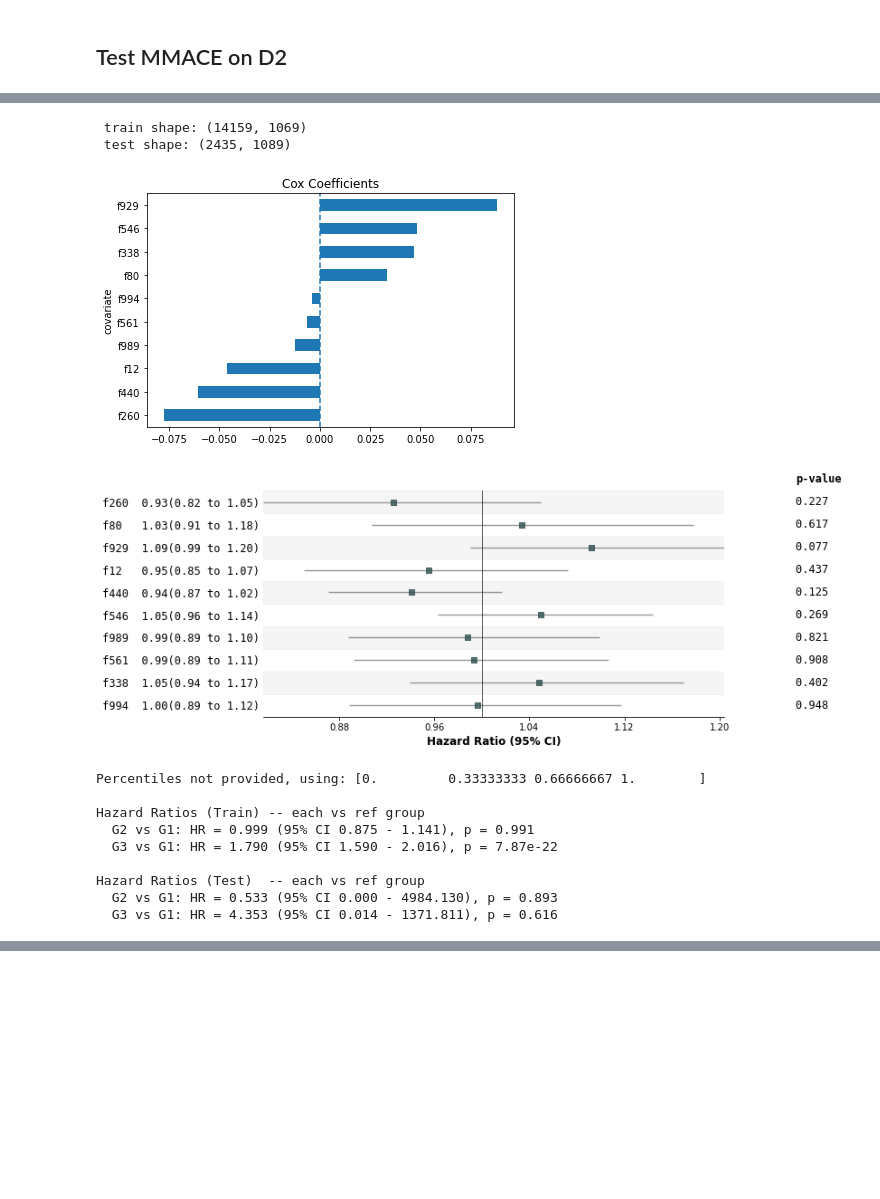
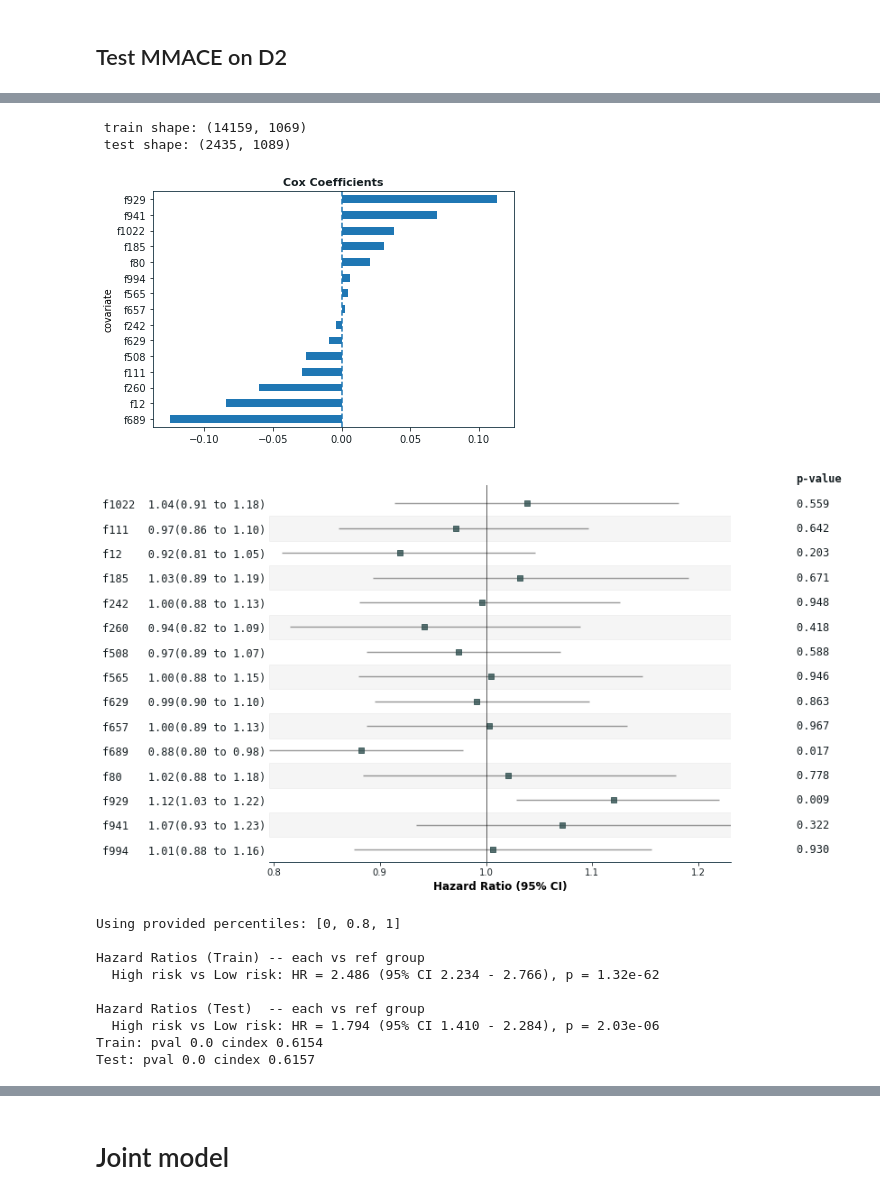
Before and after one commit to rdharini2001/CORI_dev, a Jupyter notebook: 101_CORI_analysis.ipynb, the cells around one changed output, grey strips where cells are left out. Saved outputs shown, nothing was run; the diff lists cells and outputs as text; code cells hidden in the pictures; blank space fills up the shorter version.

```diff
--- a/101_CORI_analysis.ipynb
+++ b/101_CORI_analysis.ipynb
@@ -179,0 +262,6 @@ def score_thresholds(values):
+# %%
+PROJECT_DIR = Path("/mnt/c/Users/ap4si/OneDrive - Emory/Data/Shared_data/people/Dharini_Raghavan/CORI/CORI_dev_code/") #Path.home() / "Documents" / "GitHub" / "CORI_dev"
+# SRC_DIR = PROJECT_DIR / "code/src"
+
+# if str(PROJECT_DIR) not in sys.path:
+#     sys.path.insert(0, str(PROJECT_DIR))
@@ -767,2 +826,13 @@ print(mmace_features)
 # %% [markdown]
 # Train model
+# %%
+from src2.train import train_cox_model
+
+# cori_features = ['f98', 'f260', 'f989', 'f728', 'f319', 'f80', 'f440', 'f735', 'f689', 'f119']
+# mmace_features = ['f319', 'f0', 'f54', 'f265', 'f248', 'f4', 'f742', 'f517', 'f380', 'f494']
+
+cori_features =  sorted(cori_tuned_model.feature_columns)
+mmace_features =  sorted(mmace_tuned_model.feature_columns)
+
+print(cori_features)
+print(mmace_features)
@@ -864,26 +1177,58 @@ Hazard Ratios (Test)  -- each vs ref group
 # %%
+col_list = mmace_features
 
-outputs = train_cox_model(train_df = meanpool["D3_mmace"],
-    test_df = meanpool["D2_mmace"],
-    selected_features =  mmace_features,
+temp_train_df = main_cohort_dict["D3_mmace"].copy().dropna(subset=col_list)
+temp_test_df = main_cohort_dict["D2_mmace"].copy().dropna(subset=col_list)
+
+outputs = train_cox_model(
+    temp_train_df,
+    temp_test_df,
+    selected_features=col_list,
     time_col= time_col,
     event_col= event_col,
     organ_name="organ",
-    save_dir=None,
-    plot_km=True,
-    plot_groups=[3],
-    verbose=True)
+    verbose=True,
+    plot_groups=[2],
+    percentiles=[0, 0.8, 1],
+    penalizer = 0.01
+)
+# plt.savefig(FIGURE_DIR + "kmcurve_snap.svg", dpi=300, bbox_inches="tight")
+
+temp_train_df['MMACE_risk_score'] = outputs["train_df"]['risk_score']
+temp_test_df['MMACE_risk_score'] = outputs["test_df"]['risk_score']
+
+
+results = outputs["results"]
+
+train_median_risk = temp_train_df['MMACE_risk_score'].median()
+temp_train_df['MMACE_risk_score_group'] = temp_train_df['MMACE_risk_score'].apply(lambda x: 1 if x >= train_median_risk else 0)
+temp_test_df['MMACE_risk_score_group'] = temp_test_df['MMACE_risk_score'].apply(lambda x: 1 if x >= train_median_risk else 0)
+
+MMACE_D3train_df = temp_train_df.copy()
+MMACE_D2test_df = temp_test_df.copy()
+
+
+
+cori_test_df['MMACE_risk_score'] = MMACE_D2test_df['MMACE_risk_score']
+cori_test_df['MMACE_risk_score_group'] = MMACE_D2test_df['MMACE_risk_score_group']
+
+## adding for SHAP analysis
+cori_model    = outputs["cox_model"]
+cori_features = col_list
+
+print("Train: pval",  round(results['train']['p_value'], 4), "cindex", round(results['train']['c_index'], 4) )
+print("Test: pval",  round(results['test']['p_value'], 4), "cindex", round(results['test']['c_index'], 4) )
 # %% [output]
  train shape: (14159, 1069)
  test shape: (2435, 1089)
-[figure, old version]
+[figure, new version]
-[figure, old version]
+[figure, new version]
-Percentiles not provided, using: [0.         0.33333333 0.66666667 1.        ]
+Using provided percentiles: [0, 0.8, 1]
 
 Hazard Ratios (Train) -- each vs ref group
-  G2 vs G1: HR = 0.999 (95% CI 0.875 - 1.141), p = 0.991
-  G3 vs G1: HR = 1.790 (95% CI 1.590 - 2.016), p = 7.87e-22
+  High risk vs Low risk: HR = 2.486 (95% CI 2.234 - 2.766), p = 1.32e-62
 
 Hazard Ratios (Test)  -- each vs ref group
-  G2 vs G1: HR = 0.533 (95% CI 0.000 - 4984.130), p = 0.893
-  G3 vs G1: HR = 4.353 (95% CI 0.014 - 1371.811), p = 0.616
+  High risk vs Low risk: HR = 1.794 (95% CI 1.410 - 2.284), p = 2.03e-06
+Train: pval 0.0 cindex 0.6154
+Test: pval 0.0 cindex 0.6157
@@ -890,0 +1236,2 @@ Hazard Ratios (Test)  -- each vs ref group
+# %% [markdown]
+# Joint model
```
Also changed, not shown: parts of 96 cells of this notebook, 5 other files.
